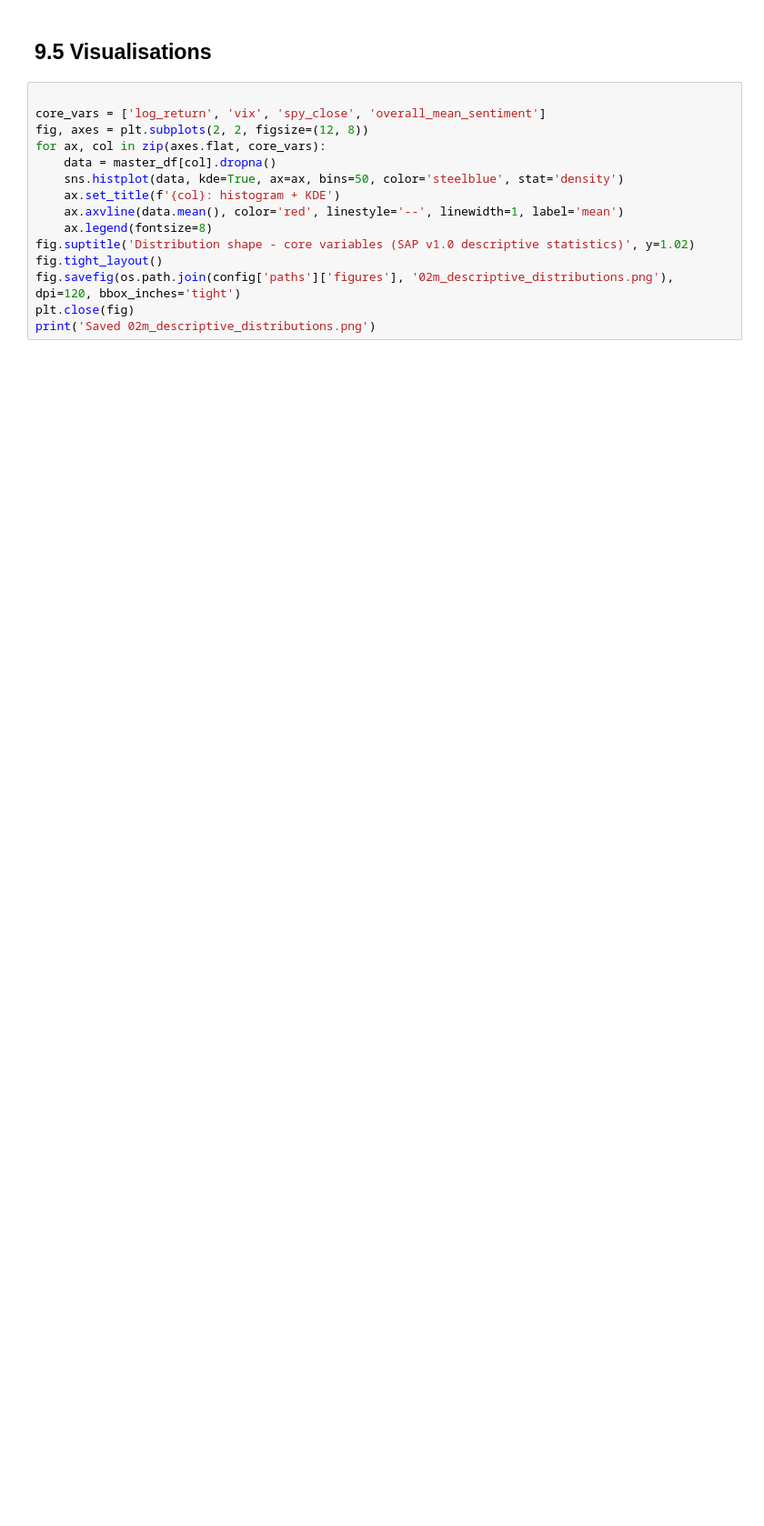
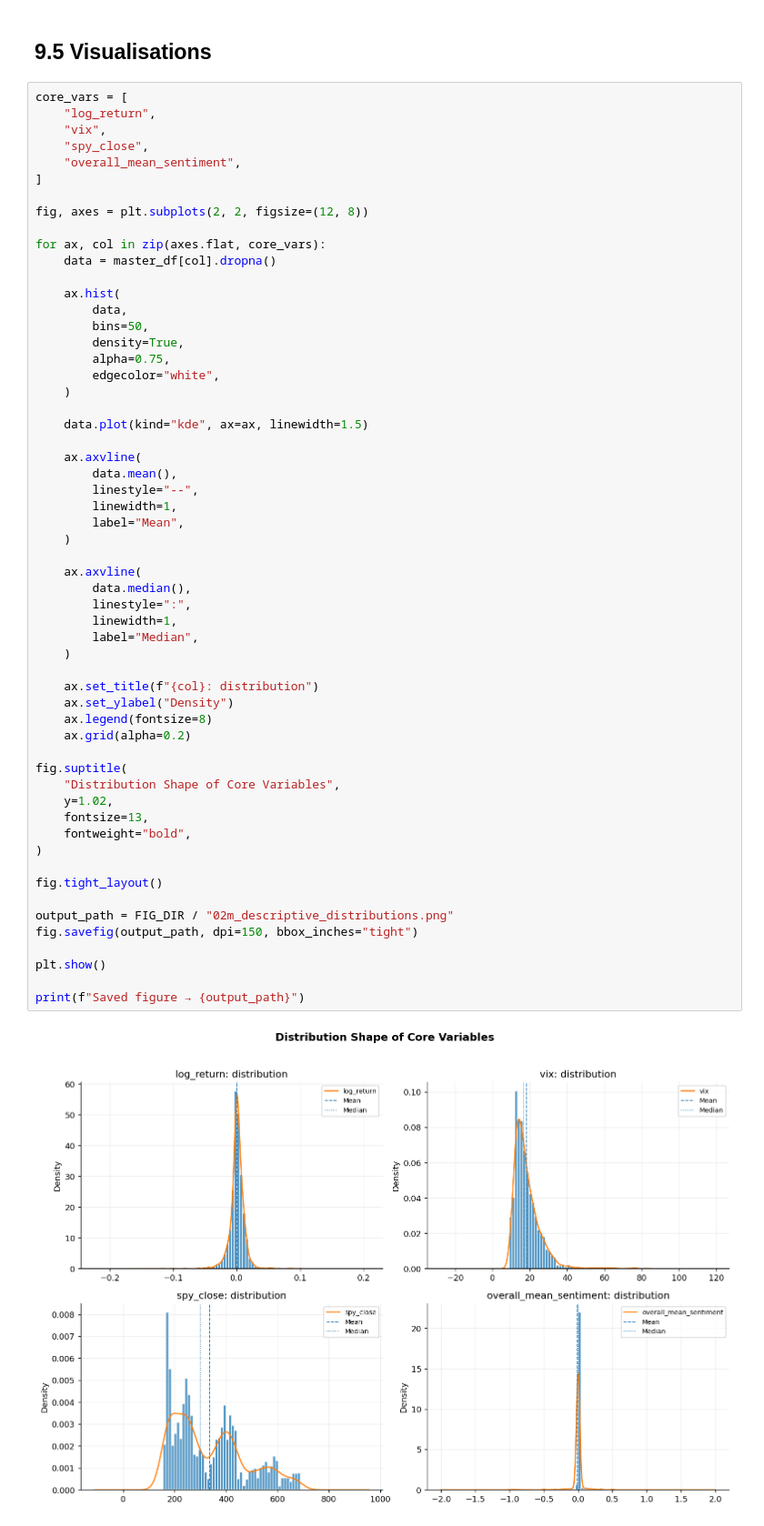
Before and after one commit to videnify/7030DATSCI, a Jupyter notebook: notebooks/02_eda.ipynb, the cells around one changed output. Shown at 91% size. Cells and saved outputs as stored; diff of their text form; blank space fills up the shorter version.

```diff
--- a/notebooks/02_eda.ipynb
+++ b/notebooks/02_eda.ipynb
@@ -1571,18 +1782,61 @@ Total flagged pairs: 23
 # %% [markdown]
 ## 9.5 Visualisations
 # %%
+core_vars = [
+    "log_return",
+    "vix",
+    "spy_close",
+    "overall_mean_sentiment",
+]
 
-core_vars = ['log_return', 'vix', 'spy_close', 'overall_mean_sentiment']
 fig, axes = plt.subplots(2, 2, figsize=(12, 8))
+
 for ax, col in zip(axes.flat, core_vars):
     data = master_df[col].dropna()
-    sns.histplot(data, kde=True, ax=ax, bins=50, color='steelblue', stat='density')
-    ax.set_title(f'{col}: histogram + KDE')
-    ax.axvline(data.mean(), color='red', linestyle='--', linewidth=1, label='mean')
+
+    ax.hist(
+        data,
+        bins=50,
+        density=True,
+        alpha=0.75,
+        edgecolor="white",
+    )
+
+    data.plot(kind="kde", ax=ax, linewidth=1.5)
+
+    ax.axvline(
+        data.mean(),
+        linestyle="--",
+        linewidth=1,
+        label="Mean",
+    )
+
+    ax.axvline(
+        data.median(),
+        linestyle=":",
+        linewidth=1,
+        label="Median",
+    )
+
+    ax.set_title(f"{col}: distribution")
+    ax.set_ylabel("Density")
     ax.legend(fontsize=8)
-fig.suptitle('Distribution shape - core variables (SAP v1.0 descriptive statistics)', y=1.02)
+    ax.grid(alpha=0.2)
+
+fig.suptitle(
+    "Distribution Shape of Core Variables",
+    y=1.02,
+    fontsize=13,
+    fontweight="bold",
+)
+
 fig.tight_layout()
-fig.savefig(os.path.join(config['paths']['figures'], '02m_descriptive_distributions.png'), dpi=120, bbox_inches='tight')
-plt.close(fig)
-print('Saved 02m_descriptive_distributions.png')
+
+output_path = FIG_DIR / "02m_descriptive_distributions.png"
+fig.savefig(output_path, dpi=150, bbox_inches="tight")
+
+plt.show()
+
+print(f"Saved figure → {output_path}")
 # %% [output]
+[figure, new version]
```
Also changed, not shown: parts of 41 cells of this notebook, 52 other files.
